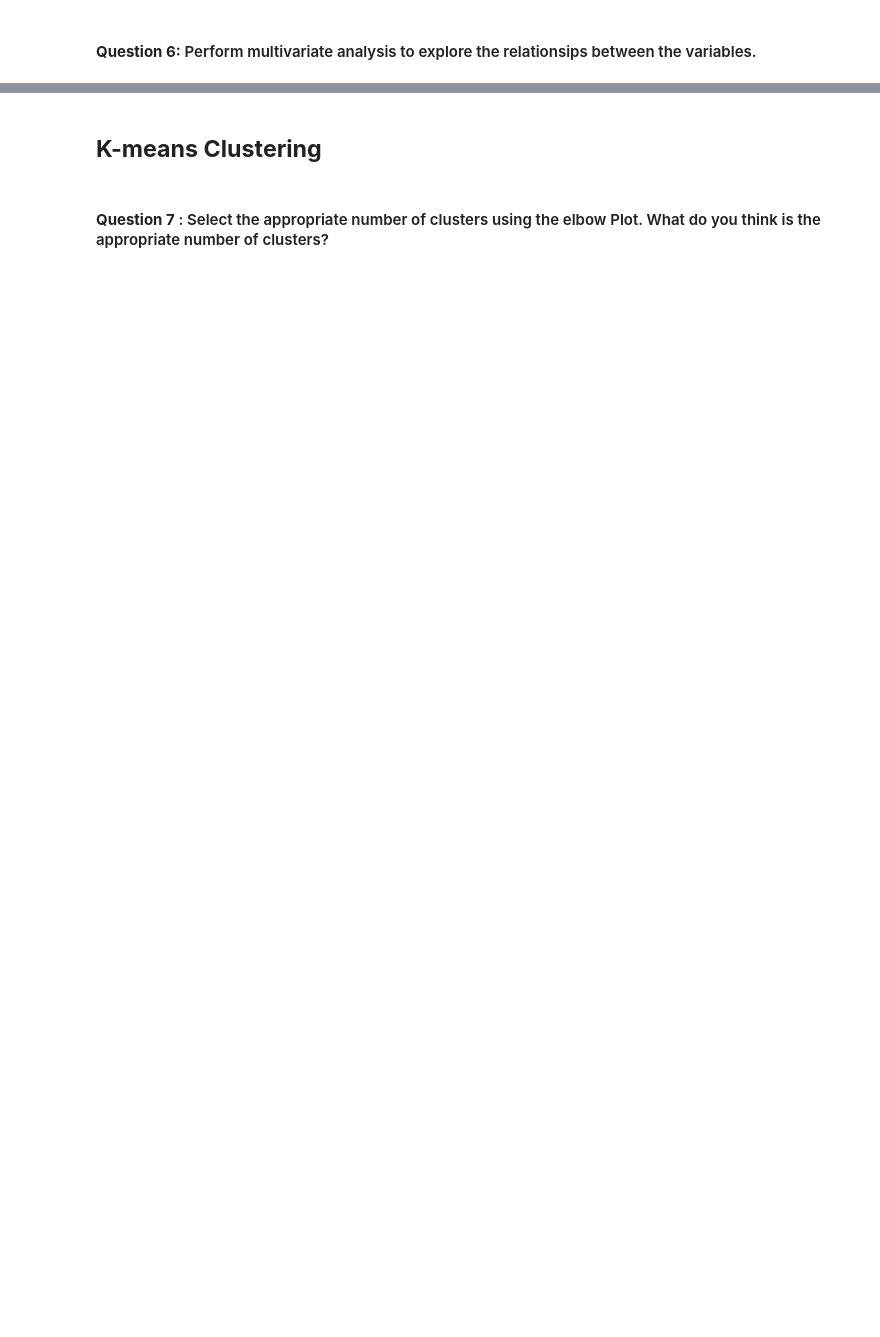
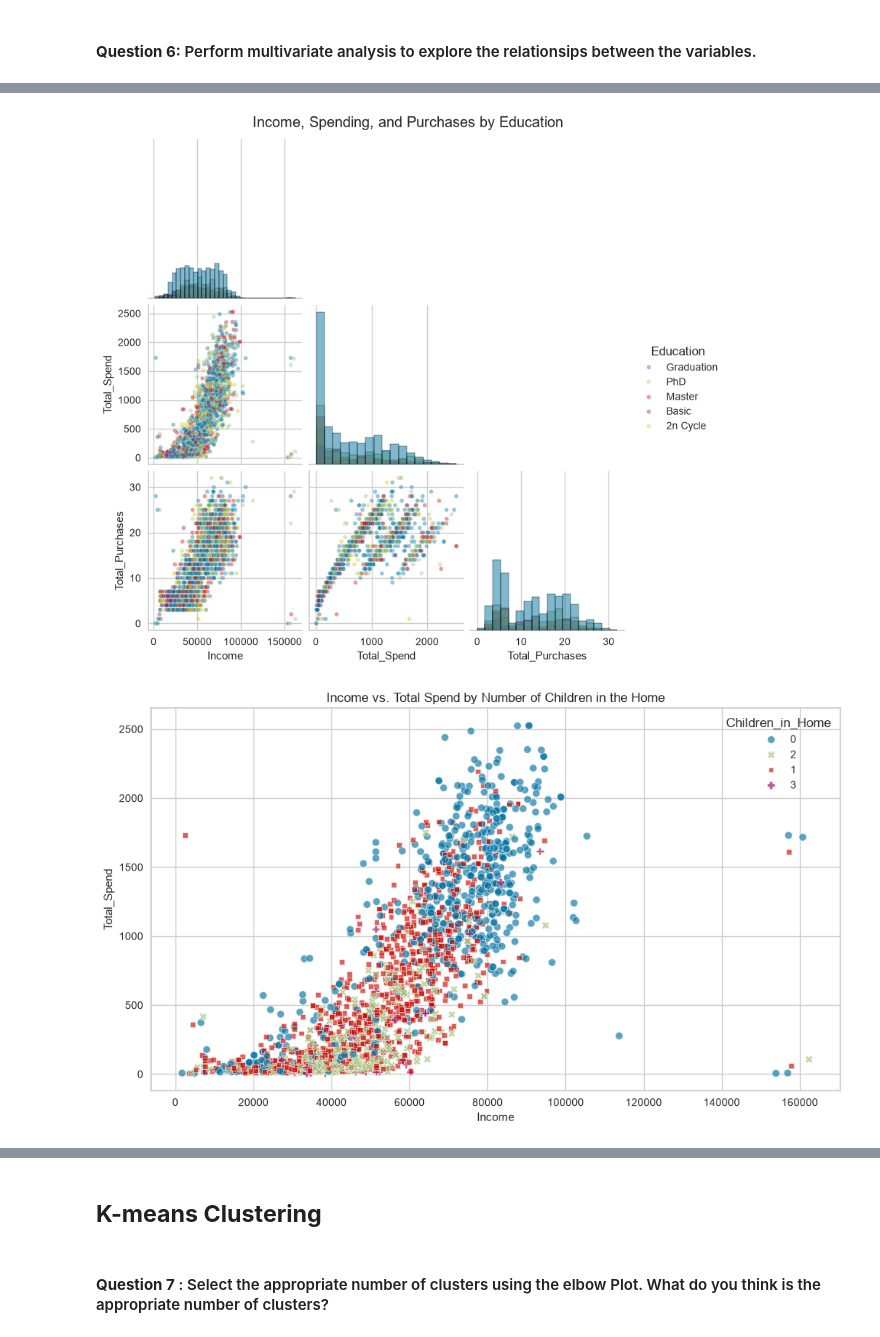
Before and after one commit to zainabzafari/Customer_Personality_Segmentation, a Jupyter notebook: Learner_Notebook_Full_Code_Version_Customer_Personality_Segmentation.ipynb, the cells around one changed output, grey strips where cells are left out. Drawn from its saved outputs; the diff is of its cells as text; code cells hidden in the pictures; blank space fills up the shorter version.

```diff
--- a/Learner_Notebook_Full_Code_Version_Customer_Personality_Segmentation.ipynb
+++ b/Learner_Notebook_Full_Code_Version_Customer_Personality_Segmentation.ipynb
@@ -150,0 +774,44 @@ data = pd.read_csv("/content/Customer_Personality_Segmentation.csv", sep="\t")
+# %%
+# Explore several variables together using the cleaned dataset.
+multivariate_data = clean_data.copy()
+
+# Derive summary measures for exploratory visualization only.
+spending_cols = [
+    "MntWines", "MntFruits", "MntMeatProducts",
+    "MntFishProducts", "MntSweetProducts", "MntGoldProds"
+]
+purchase_cols = ["NumWebPurchases", "NumCatalogPurchases", "NumStorePurchases"]
+multivariate_data["Total_Spend"] = multivariate_data[spending_cols].sum(axis=1)
+multivariate_data["Total_Purchases"] = multivariate_data[purchase_cols].sum(axis=1)
+multivariate_data["Children_in_Home"] = (
+    multivariate_data["Kidhome"] + multivariate_data["Teenhome"]
+).astype(str)
+
+# Compare income, spending, and purchase counts together, colored by education.
+pair_grid = sns.pairplot(
+    data=multivariate_data,
+    vars=["Income", "Total_Spend", "Total_Purchases"],
+    hue="Education",
+    corner=True,
+    diag_kind="hist",
+    plot_kws={"alpha": 0.4, "s": 18}
+)
+pair_grid.fig.suptitle("Income, Spending, and Purchases by Education", y=1.02)
+plt.show()
+
+# Add household composition as a grouping variable to the income-spending relationship.
+plt.figure(figsize=(10, 6))
+sns.scatterplot(
+    data=multivariate_data,
+    x="Income",
+    y="Total_Spend",
+    hue="Children_in_Home",
+    style="Children_in_Home",
+    alpha=0.65
+)
+plt.title("Income vs. Total Spend by Number of Children in the Home")
+plt.tight_layout()
+plt.show()
+# %% [output]
+[figure, added]
+[figure, added]
```
Also changed, not shown: parts of 70 cells of this notebook, 1 other file.
